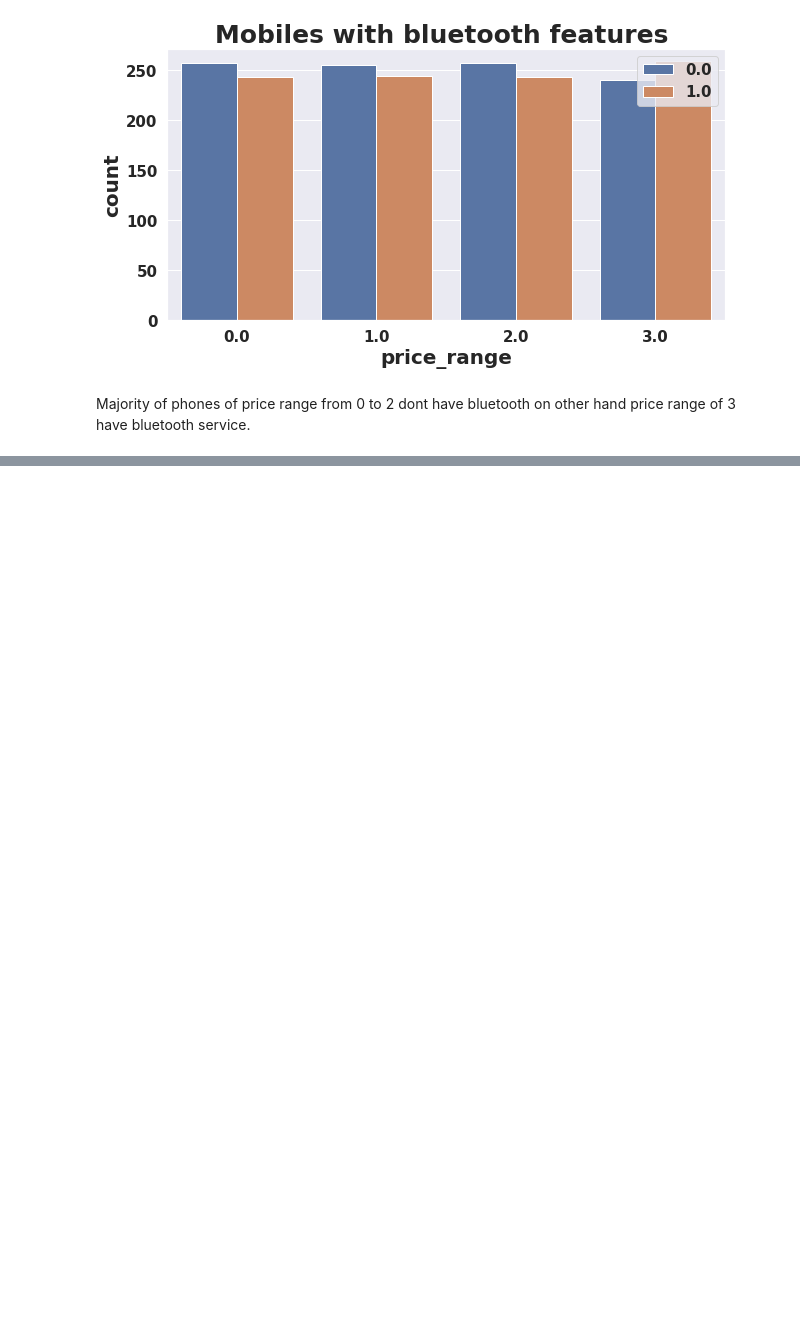
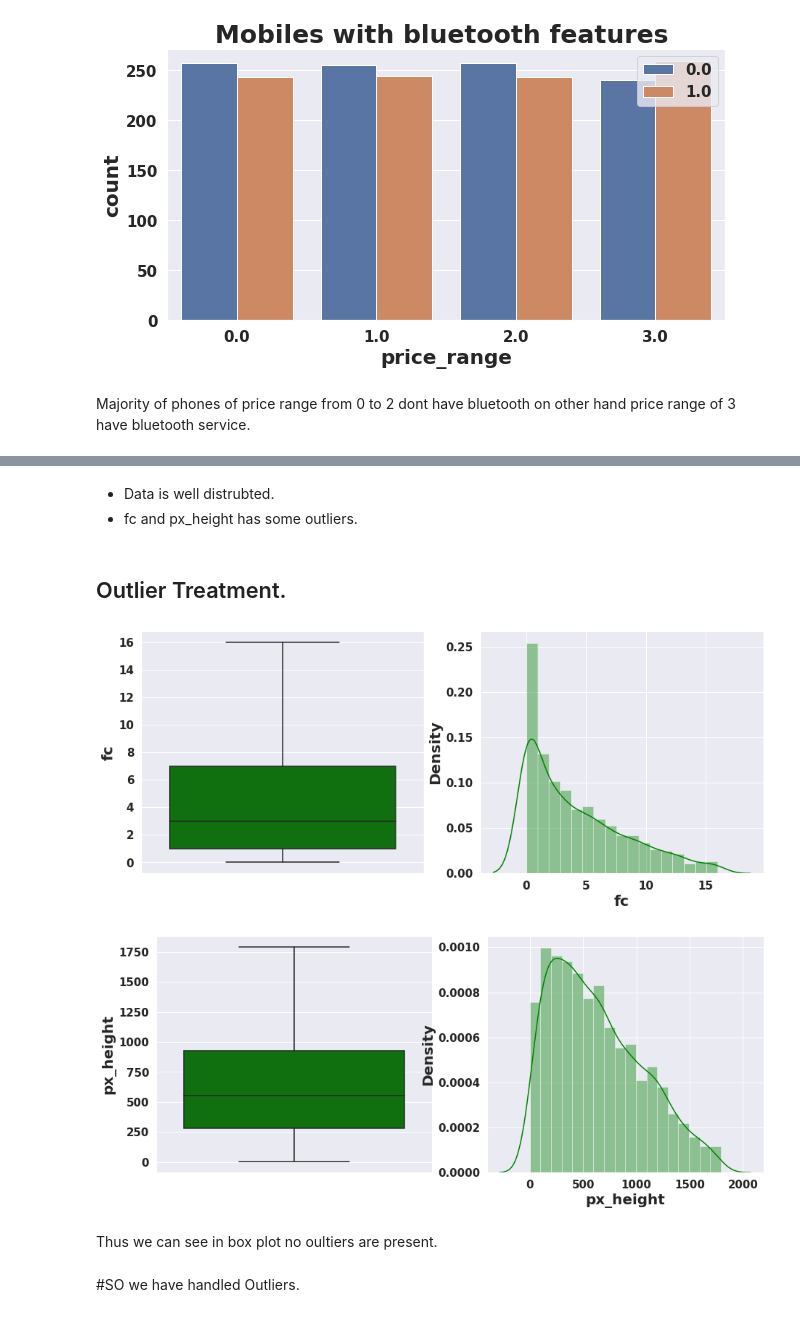
Before and after one commit to nikhilumare/Mobile-price-range-prediction, a Jupyter notebook: mobile_price_range_prediction_capstone3_nikhilumare.ipynb, the cells around one changed output, grey strips where cells are left out. Saved outputs shown, nothing was run; the diff lists cells and outputs as text; code cells hidden in the pictures; blank space fills up the shorter version.

```diff
--- a/mobile_price_range_prediction_capstone3_nikhilumare.ipynb
+++ b/mobile_price_range_prediction_capstone3_nikhilumare.ipynb
@@ -502,0 +547,40 @@ Majority of phones of price range from 0 to 2 dont have bluetooth on other hand
+# %% [markdown]
+* Data is well distrubted.
+* fc and px_height has some outliers.
+# %% [markdown]
+## Outlier Treatment.
+# %%
+Q1 = mobile_data["fc"].quantile(0.25)
+Q3 = mobile_data['fc'].quantile(0.991)
+IQR = Q3-Q1
+
+# Outliers are present after Quartile 3. so we will take datapoints before Q3.
+mobile_data = mobile_data[(mobile_data['fc'] <= Q3)]
+# %%
+Q1 = mobile_data["px_height"].quantile(0.25)
+Q3 = mobile_data['px_height'].quantile(0.991)
+IQR = Q3-Q1
+# Outliers are present after Quartile 3. so we will take datapoints before Q3.
+mobile_data = mobile_data[(mobile_data['px_height'] <= Q3)]
+# %%
+# Visualising whether oultliers are removed or not.
+for var in ['fc','px_height']:
+    plt.figure(figsize=(15,6))
+    plt.subplot(1, 2, 1)
+    fig = sns.boxplot(y=mobile_data[var],color='green')
+    fig.set_title('')
+    fig.set_ylabel(var)
+
+    plt.subplot(1, 2, 2)
+    fig = sns.distplot(mobile_data[var],color='green')
+
+    fig.set_xlabel(var)
+
+    plt.show()
+# %% [output]
+[figure, added]
+[figure, added]
+# %% [markdown]
+Thus we can see in box plot no oultiers are present.
+# %% [markdown]
+#SO we have handled Outliers.
```
Also changed, not shown: parts of 31 cells of this notebook.
